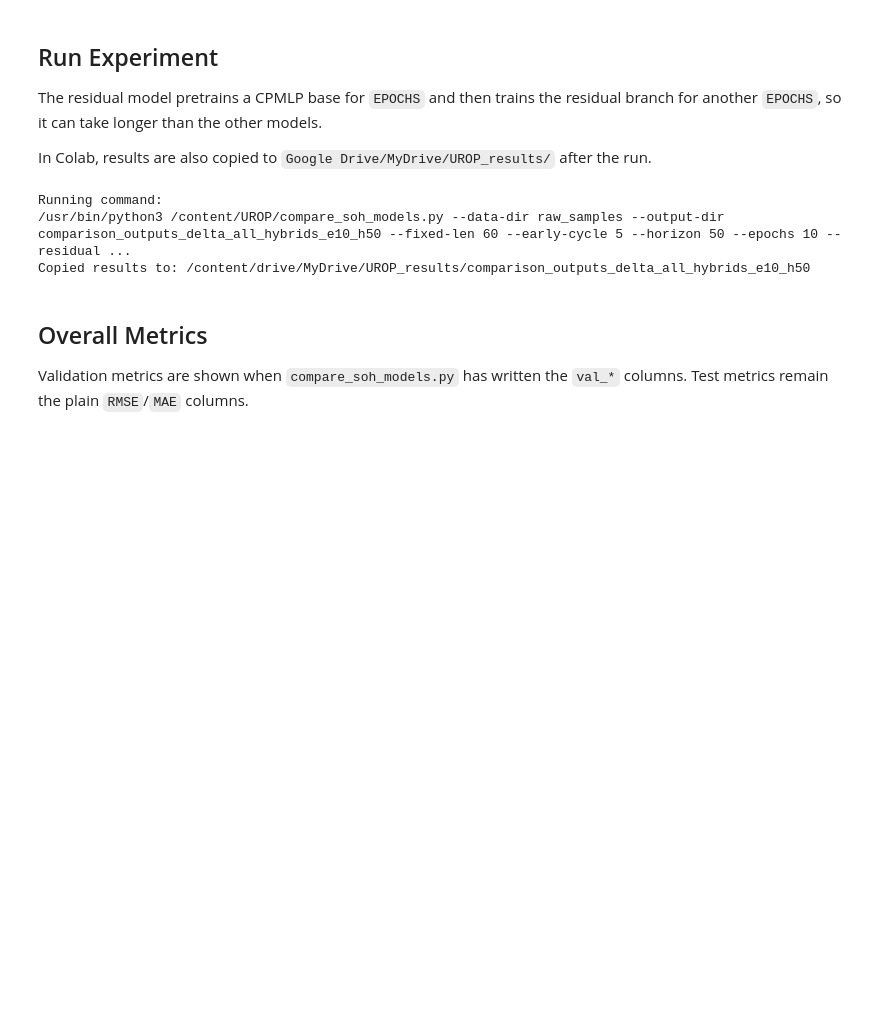
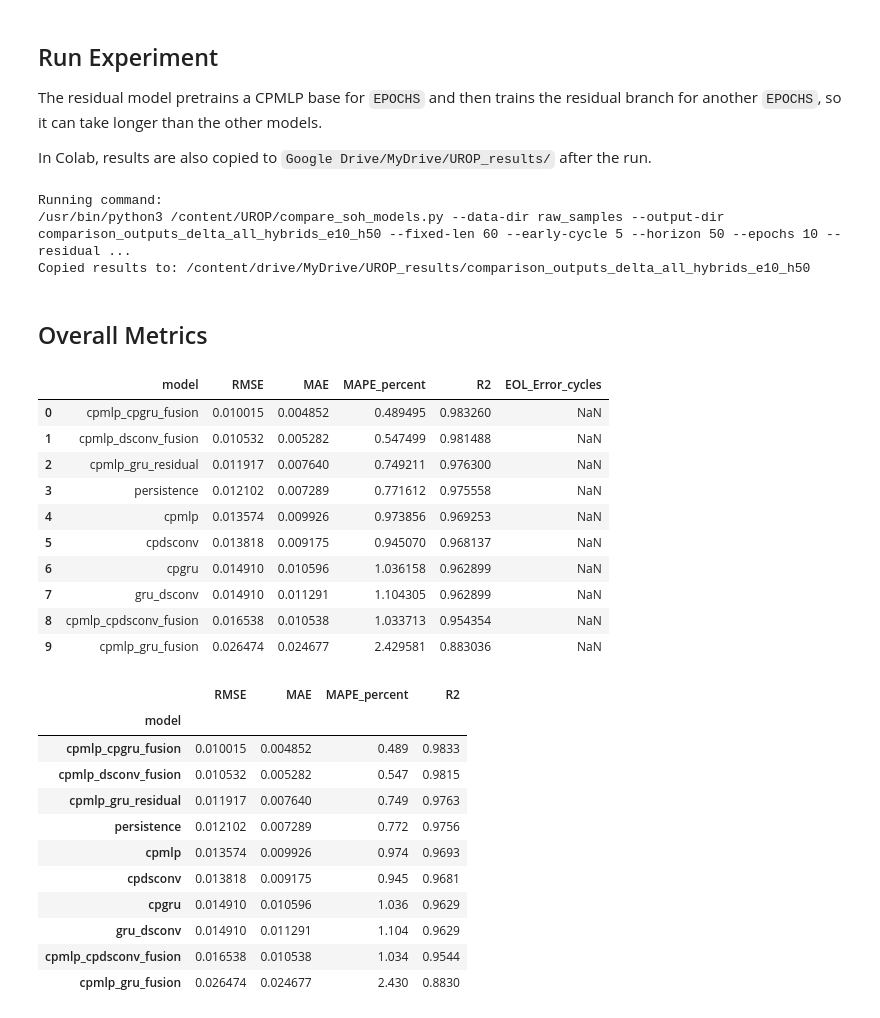
Before and after one commit to kyucho1009/26-1-UROP, a Jupyter notebook: delta_soh_hybrid_comparison.ipynb, the cells around one changed output. Cells and saved outputs as stored; diff of their text form; code cells hidden in the pictures; blank space fills up the shorter version.

```diff
--- a/delta_soh_hybrid_comparison.ipynb
+++ b/delta_soh_hybrid_comparison.ipynb
@@ -182,7 +182,3 @@ if IN_COLAB:
 Running command:
 /usr/bin/python3 /content/UROP/compare_soh_models.py --data-dir raw_samples --output-dir comparison_outputs_delta_all_hybrids_e10_h50 --fixed-len 60 --early-cycle 5 --horizon 50 --epochs 10 --residual ...
 Copied results to: /content/drive/MyDrive/UROP_results/comparison_outputs_delta_all_hybrids_e10_h50
-# %% [markdown]
-## Overall Metrics
-
-Validation metrics are shown when `compare_soh_models.py` has written the `val_*` columns. Test metrics remain the plain `RMSE`/`MAE` columns.
@@ -218 +185,39 @@ display(metrics.set_index("model")[available_test_metric_cols].style.format(metr
+# %% [markdown]
+## Overall Metrics
+# %%
+out_dir = PROJECT_DIR / OUTPUT_DIR
+metrics = pd.read_csv(out_dir / "model_comparison_metrics.csv")
+display(metrics)
+
+metric_cols = ["RMSE", "MAE", "MAPE_percent", "R2"]
+display(metrics.set_index("model")[metric_cols].style.format({
+    "RMSE": "{:.6f}",
+    "MAE": "{:.6f}",
+    "MAPE_percent": "{:.3f}",
+    "R2": "{:.4f}",
+}))
+# %% [output]
+|  | model | RMSE | MAE | MAPE_percent | R2 | EOL_Error_cycles |
+| 0 | cpmlp_cpgru_fusion | 0.010015 | 0.004852 | 0.489495 | 0.983260 | NaN |
+| 1 | cpmlp_dsconv_fusion | 0.010532 | 0.005282 | 0.547499 | 0.981488 | NaN |
+| 2 | cpmlp_gru_residual | 0.011917 | 0.007640 | 0.749211 | 0.976300 | NaN |
+| 3 | persistence | 0.012102 | 0.007289 | 0.771612 | 0.975558 | NaN |
+| 4 | cpmlp | 0.013574 | 0.009926 | 0.973856 | 0.969253 | NaN |
+| 5 | cpdsconv | 0.013818 | 0.009175 | 0.945070 | 0.968137 | NaN |
+| 6 | cpgru | 0.014910 | 0.010596 | 1.036158 | 0.962899 | NaN |
+| 7 | gru_dsconv | 0.014910 | 0.011291 | 1.104305 | 0.962899 | NaN |
+| 8 | cpmlp_cpdsconv_fusion | 0.016538 | 0.010538 | 1.033713 | 0.954354 | NaN |
+| 9 | cpmlp_gru_fusion | 0.026474 | 0.024677 | 2.429581 | 0.883036 | NaN |
+|  | RMSE | MAE | MAPE_percent | R2 |
+| model |  |  |  |  |
+| cpmlp_cpgru_fusion | 0.010015 | 0.004852 | 0.489 | 0.9833 |
+| cpmlp_dsconv_fusion | 0.010532 | 0.005282 | 0.547 | 0.9815 |
+| cpmlp_gru_residual | 0.011917 | 0.007640 | 0.749 | 0.9763 |
+| persistence | 0.012102 | 0.007289 | 0.772 | 0.9756 |
+| cpmlp | 0.013574 | 0.009926 | 0.974 | 0.9693 |
+| cpdsconv | 0.013818 | 0.009175 | 0.945 | 0.9681 |
+| cpgru | 0.014910 | 0.010596 | 1.036 | 0.9629 |
+| gru_dsconv | 0.014910 | 0.011291 | 1.104 | 0.9629 |
+| cpmlp_cpdsconv_fusion | 0.016538 | 0.010538 | 1.034 | 0.9544 |
+| cpmlp_gru_fusion | 0.026474 | 0.024677 | 2.430 | 0.8830 |
 # %%
```
Also changed, not shown: parts of 11 cells of this notebook, 2 other files.
